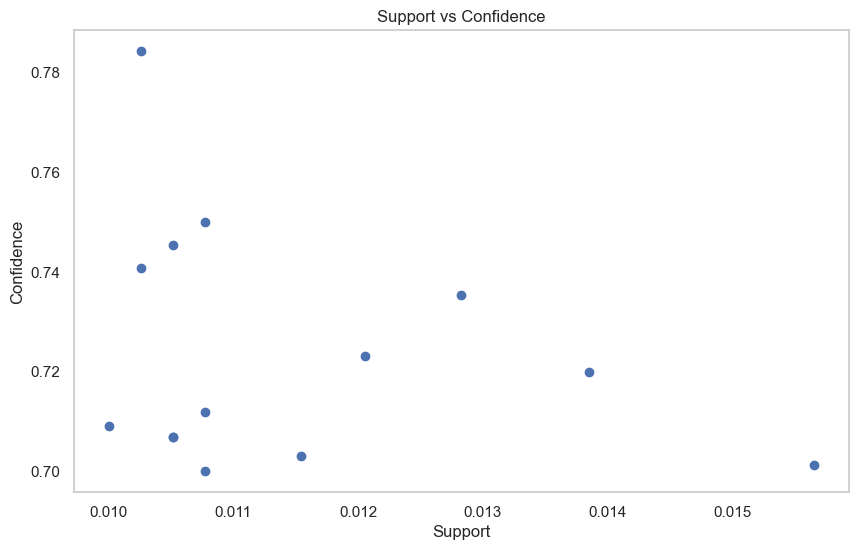
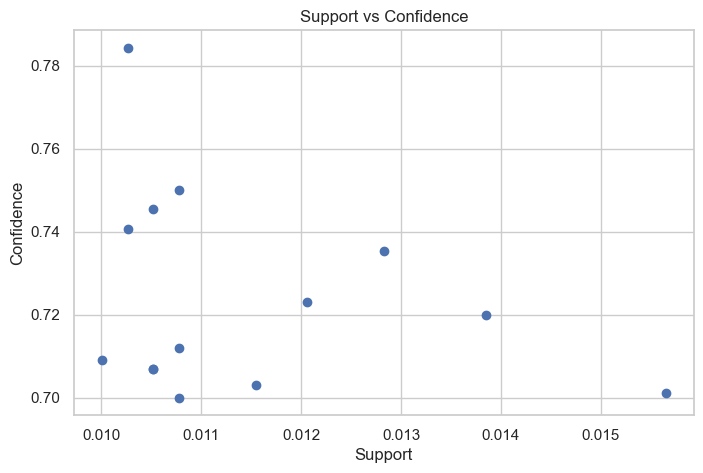
Unified diff of the notebook cell whose output changed from the first chart to the second:
--- before
+++ after
@@ -1,18 +1,14 @@
-# Set figure size
-plt.figure(figsize=(10, 6))
+# Scatter Plot
+plt.figure(figsize=(8, 5))
 
-# Create scatter plot
-plt.scatter(rules['support'],rules['confidence'])
+plt.scatter(rules['support'],
+            rules['confidence'])
 
-# Add title
+# Titles
 plt.title('Support vs Confidence')
 
-# Label axes
 plt.xlabel('Support')
 plt.ylabel('Confidence')
 
-# Show grid
-plt.grid()
-
-# Display graph
+# Show graph
 plt.show()

Commit: 10.14